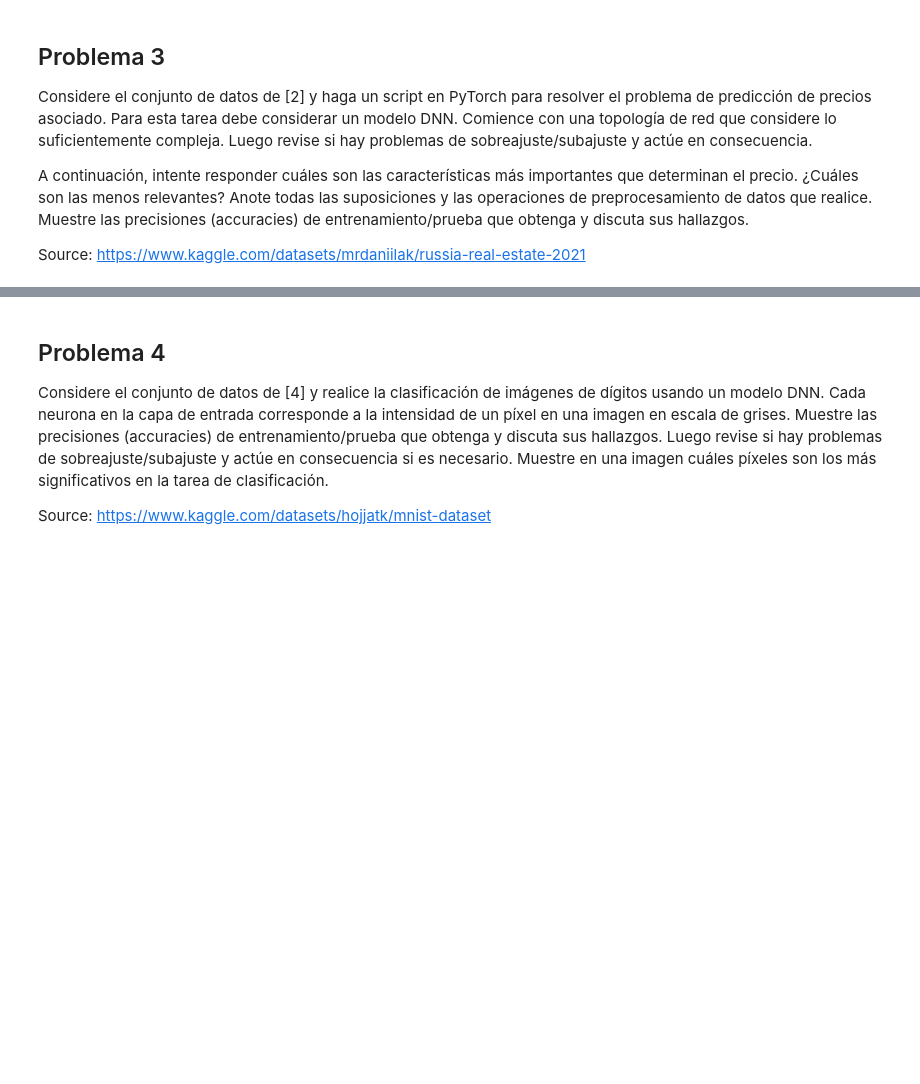
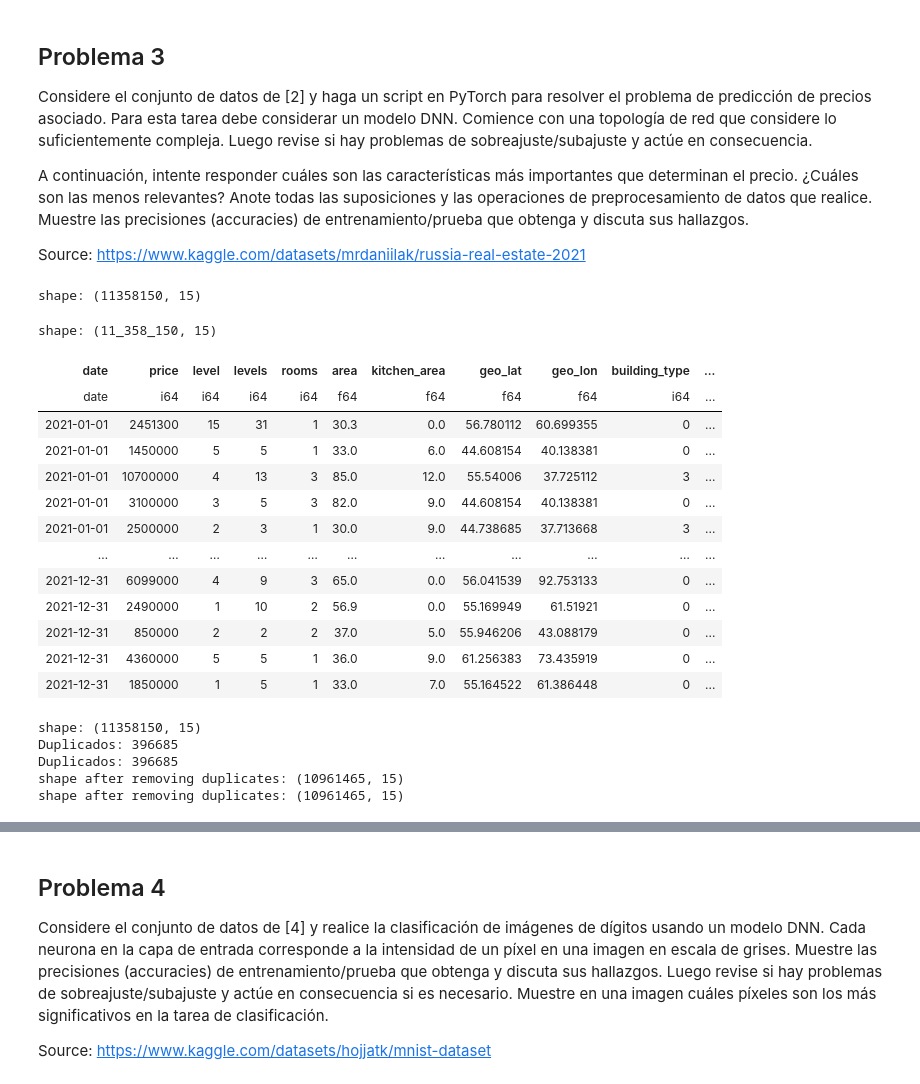
Before and after one commit to Sechi42/DNN, a Jupyter notebook: DNN_WEEK_4/Tarea4.ipynb, the cells around one changed output, grey strips where cells are left out. Saved outputs shown, nothing was run; the diff lists cells and outputs as text; code cells hidden in the pictures; blank space fills up the shorter version.

```diff
--- a/DNN_WEEK_4/Tarea4.ipynb
+++ b/DNN_WEEK_4/Tarea4.ipynb
@@ -355,4 +511,43 @@ A continuación, intente responder cuáles son las características más importa
 
 Source: https://www.kaggle.com/datasets/mrdaniilak/russia-real-estate-2021
 # %%
-# Código para el Problema 3 - Celda 1 (vacía)
+import polars as pl
+import os
+import kagglehub
+
+# Descargar (o devolver) el path donde está el dataset
+path = kagglehub.dataset_download("mrdaniilak/russia-real-estate-2021")
+csv_files = [f for f in os.listdir(path) if f.lower().endswith('.csv')]
+if len(csv_files) == 0:
+    raise FileNotFoundError("No se encontró ningún archivo CSV en el directorio descargado.")
+csv_file = os.path.join(path, csv_files[0])
+
+df = pl.read_csv(
+    csv_file,
+    separator=';',            # <- separador correcto
+    ignore_errors=True,
+    null_values=["", "NA", "NaN", "NULL", "None", "none"],
+    infer_schema_length=200,
+    try_parse_dates=True,
+    encoding='utf8',
+    quote_char='"'
+)
+
+print('shape:', df.shape)
+df
+# %% [output]
+shape: (11358150, 15)
+shape: (11_358_150, 15)
+| date | price | level | levels | rooms | area | kitchen_area | geo_lat | geo_lon | building_type | ... |
+| date | i64 | i64 | i64 | i64 | f64 | f64 | f64 | f64 | i64 | ... |
+| 2021-01-01 | 2451300 | 15 | 31 | 1 | 30.3 | 0.0 | 56.780112 | 60.699355 | 0 | ... |
+| 2021-01-01 | 1450000 | 5 | 5 | 1 | 33.0 | 6.0 | 44.608154 | 40.138381 | 0 | ... |
+| 2021-01-01 | 10700000 | 4 | 13 | 3 | 85.0 | 12.0 | 55.54006 | 37.725112 | 3 | ... |
+| 2021-01-01 | 3100000 | 3 | 5 | 3 | 82.0 | 9.0 | 44.608154 | 40.138381 | 0 | ... |
+| 2021-01-01 | 2500000 | 2 | 3 | 1 | 30.0 | 9.0 | 44.738685 | 37.713668 | 3 | ... |
+| … | … | … | … | … | … | … | … | … | … | ... |
+| 2021-12-31 | 6099000 | 4 | 9 | 3 | 65.0 | 0.0 | 56.041539 | 92.753133 | 0 | ... |
+| 2021-12-31 | 2490000 | 1 | 10 | 2 | 56.9 | 0.0 | 55.169949 | 61.51921 | 0 | ... |
+| 2021-12-31 | 850000 | 2 | 2 | 2 | 37.0 | 5.0 | 55.946206 | 43.088179 | 0 | ... |
+| 2021-12-31 | 4360000 | 5 | 5 | 1 | 36.0 | 9.0 | 61.256383 | 73.435919 | 0 | ... |
+| 2021-12-31 | 1850000 | 1 | 5 | 1 | 33.0 | 7.0 | 55.164522 | 61.386448 | 0 | ... |
@@ -360,0 +554,21 @@ Source: https://www.kaggle.com/datasets/mrdaniilak/russia-real-estate-2021
+# %%
+import polars as pl
+
+# imprime el tamaño
+print('shape:', df.shape)
+
+# Contar duplicados
+num_duplicados = df.height - df.unique().height
+print("Duplicados:", num_duplicados)
+
+# Eliminar duplicados
+df = df.unique()
+
+# imprime el tamaño después de eliminar duplicados
+print('shape after removing duplicates:', df.shape)
+# %% [output]
+shape: (11358150, 15)
+Duplicados: 396685
+Duplicados: 396685
+shape after removing duplicates: (10961465, 15)
+shape after removing duplicates: (10961465, 15)
```
Also changed, not shown: parts of 22 cells of this notebook, 1 other file.
